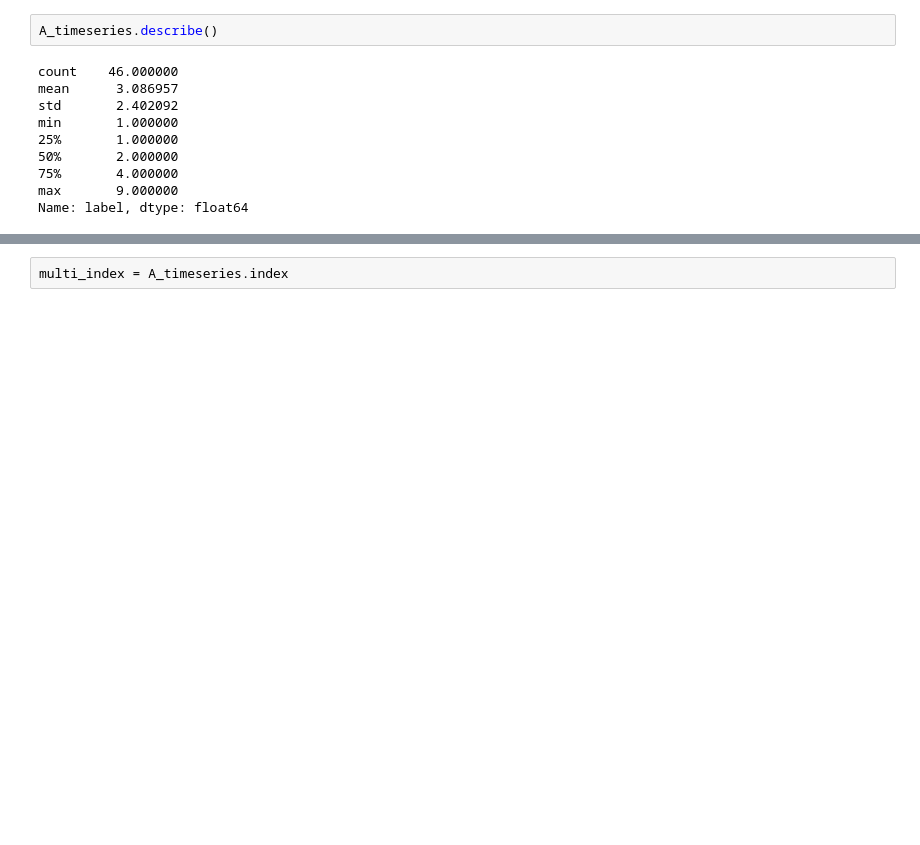
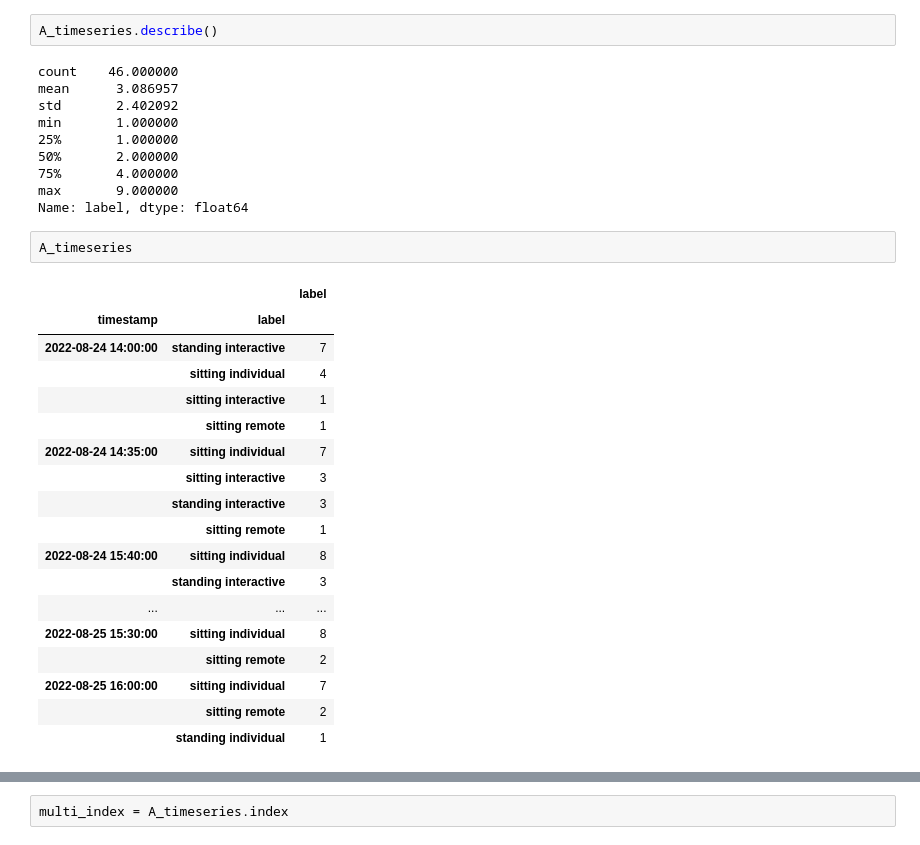
Before and after one commit to Mappo23/Arc-hest2022, a Jupyter notebook: arc-hest.ipynb, the cells around one changed output, grey strips where cells are left out. Cells and saved outputs as stored; diff of their text form; blank space fills up the shorter version.

```diff
--- a/arc-hest.ipynb
+++ b/arc-hest.ipynb
@@ -613,3 +619,24 @@ min       1.000000
 75%       4.000000
 max       9.000000
 Name: label, dtype: float64
+# %%
+A_timeseries
+# %% [output]
+|  |  | label |
+| timestamp | label |  |
+| 2022-08-24 14:00:00 | standing interactive | 7 |
+|  | sitting individual | 4 |
+|  | sitting interactive | 1 |
+|  | sitting remote | 1 |
+| 2022-08-24 14:35:00 | sitting individual | 7 |
+|  | sitting interactive | 3 |
+|  | standing interactive | 3 |
+|  | sitting remote | 1 |
+| 2022-08-24 15:40:00 | sitting individual | 8 |
+|  | standing interactive | 3 |
+| ... | ... | ... |
+| 2022-08-25 15:30:00 | sitting individual | 8 |
+|  | sitting remote | 2 |
+| 2022-08-25 16:00:00 | sitting individual | 7 |
+|  | sitting remote | 2 |
+|  | standing individual | 1 |
```
Also changed, not shown: parts of 26 cells of this notebook.
